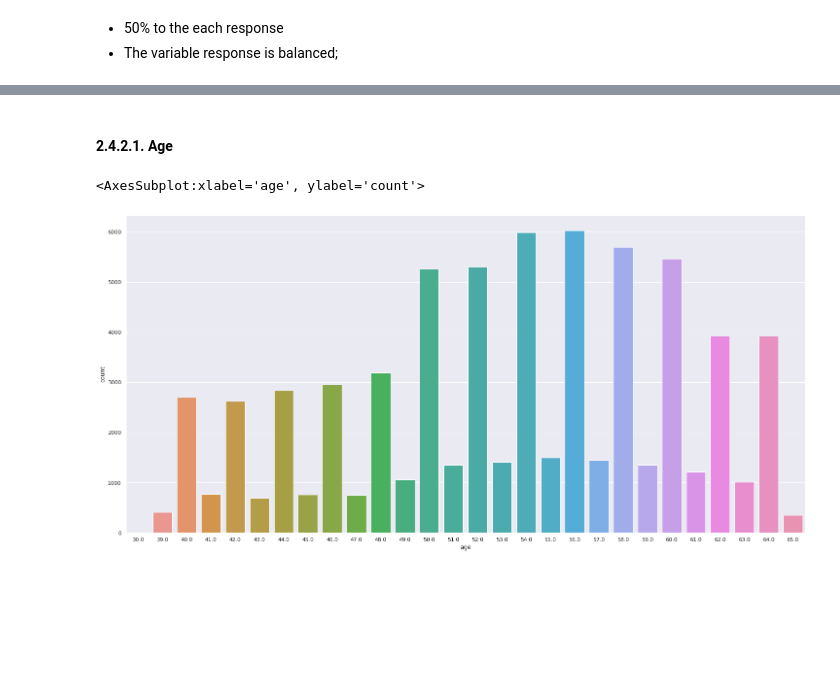
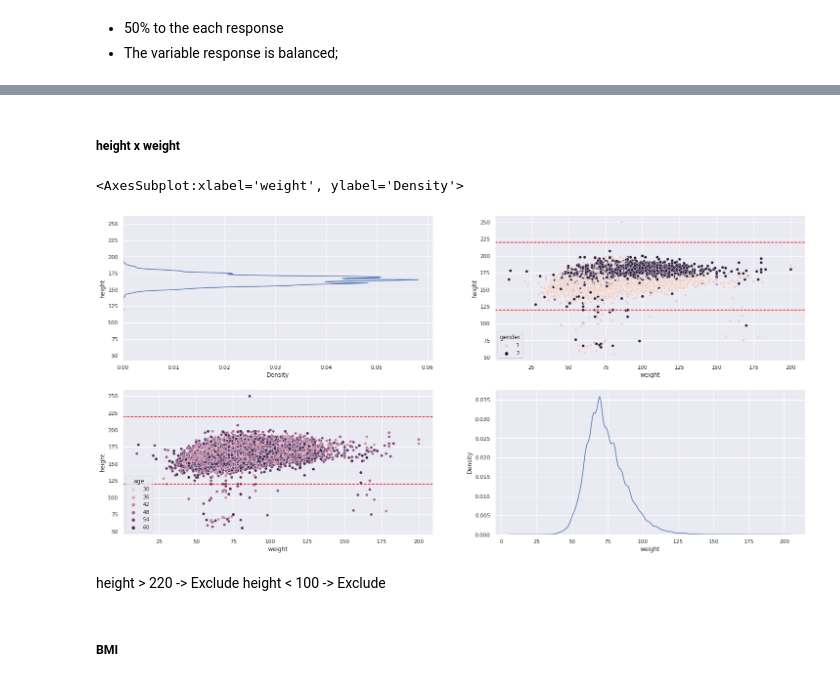
Before and after one commit to tadeucbm/cardio_catch_diseases, a Jupyter notebook: cardio_catch_diseases.ipynb, the cells around one changed output, grey strips where cells are left out. Saved outputs shown, nothing was run; the diff lists cells and outputs as text; code cells hidden in the pictures; blank space fills up the shorter version.

```diff
--- a/cardio_catch_diseases.ipynb
+++ b/cardio_catch_diseases.ipynb
@@ -68,3 +72,9 @@ Number of columns: 12
+# %%
+# Changing the name of columns ap_hi, ap_lo, gluc and alco
+df2.rename({'ap_hi': 'p_systolic', 'ap_lo': 'p_diastolic', 'gluc': 'glucose', 'alco': 'alcohol'}, axis=1, inplace=True)
+# %%
+# Changing Age Scale of days to years (rounding)
+df2['age'] = round(df2['age']/365).astype(int) #rounding age
 # %% [markdown]
 ## 2.2. Data Types
 # %%
@@ -88,5 +96,3 @@ All data types is ok, we only need to change the age of days to years.
-# %%
-df2['age'] = round(df2['age'] / 365) # rounding the ages
 # %% [markdown]
 ## 2.3. Check NA
 # %%
@@ -142,7 +156,25 @@ num_var.describe().T
-# %% [markdown]
-#### 2.4.2.1. Age
-# %%
-sns.countplot(x='age', data=df2)
-# %% [output]
-<AxesSubplot:xlabel='age', ylabel='count'>
-[figure, removed]
+# %% [markdown]
+##### height x weight
+# %%
+plt.subplot(2, 2, 1)
+sns.kdeplot(y='height', data=df2)
+
+plt.subplot(2, 2, 2)
+sns.scatterplot(x='weight', y='height', hue='gender', data=df2)
+plt.axhline(y=220, color='red', linestyle='--')
+plt.axhline(y=120, color='red', linestyle='--')
+
+
+plt.subplot(2, 2, 3)
+sns.scatterplot(x='weight', y='height', hue='age', data=df2)
+plt.axhline(y=220, color='red', linestyle='--')
+plt.axhline(y=120, color='red', linestyle='--')
+
+plt.subplot(2, 2, 4)
+sns.kdeplot(x='weight', data=df2)
+# %% [output]
+<AxesSubplot:xlabel='weight', ylabel='Density'>
+[figure, added]
+# %% [markdown]
+height > 220 -> Exclude
+height < 100 -> Exclude
@@ -148,0 +187,2 @@ sns.countplot(x='age', data=df2)
+# %% [markdown]
+##### BMI
```
Also changed, not shown: parts of 25 cells of this notebook, 1 other file.
